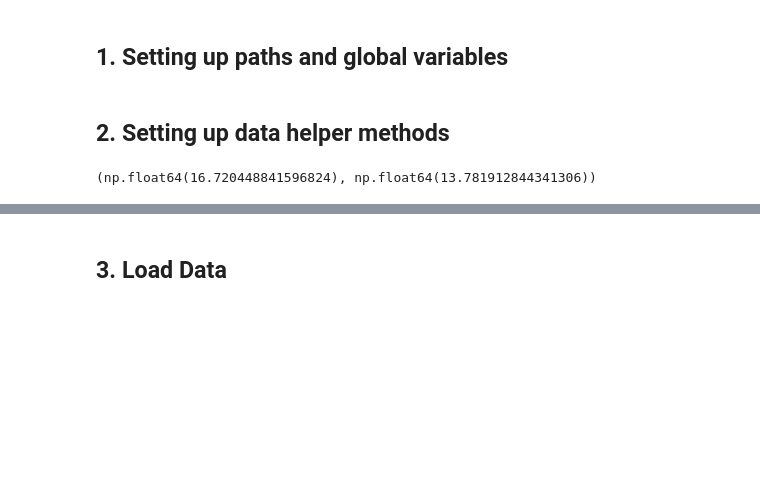
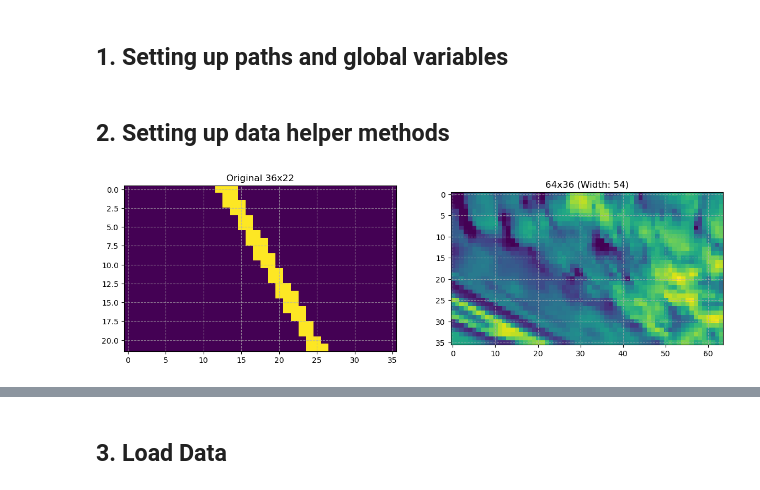
Before and after one commit to ahmedtarek-/neuropixel-predictor, a Jupyter notebook: notebooks/simplified_notebook.ipynb, the cells around one changed output, grey strips where cells are left out. Saved outputs shown, nothing was run; the diff lists cells and outputs as text; code cells hidden in the pictures; blank space fills up the shorter version.

```diff
--- a/notebooks/simplified_notebook.ipynb
+++ b/notebooks/simplified_notebook.ipynb
@@ -35,67 +34,64 @@ IMAGE_HEIGHT = HEIGHT = 22
 # %% [markdown]
 ## 2. Setting up data helper methods
 # %%
-# ## Data Exploration Cell
-# # foldername = '/Users/tarek/Documents/UNI/Lab Rotations/Kremkow/Data/Stimuli-Responses-36-22'
+## Data Exploration Cell
+# foldername = '/Users/tarek/Documents/UNI/Lab Rotations/Kremkow/Data/Stimuli-Responses-36-22'
 
-# # sn = np.load(os.path.join(foldername, "2022-12-20_15-08_2_stimulus_sn_dark.npy"))
-# # mb = np.load(os.path.join(foldername, "2022-12-20_15-08_4_stimulus_moving_bar.npy"))
-# # sn.shape, mb.shape
+# sn = np.load(os.path.join(foldername, "2022-12-20_15-08_2_stimulus_sn_dark.npy"))
+# mb = np.load(os.path.join(foldername, "2022-12-20_15-08_4_stimulus_moving_bar.npy"))
+# sn.shape, mb.shape
 
-# # j_machine = np.load("/Users/tarek/Documents/UNI/Lab Rotations/Kremkow/Data/Stimuli/Psychopy-2560x1440-J-machine/sdquick_36.npy")
+# j_machine = np.load("/Users/tarek/Documents/UNI/Lab Rotations/Kremkow/Data/Stimuli/Psychopy-2560x1440-J-machine/sdquick_36.npy")
 
-# # Sparse Noise Dark
-# # original = np.load("/Users/tarek/Documents/UNI/Lab Rotations/Kremkow/Data/Stimuli/Psychopy-36x22/sparse_noise_dark_36_22.npy")
-# # trial = np.load("/Users/tarek/Documents/UNI/Lab Rotations/Kremkow/Data/Stimuli/Psychopy-64x36-test-ii/sparse_noise_dark_64_36.npy")
+# Sparse Noise Dark
+original = np.load("/Users/tarek/Documents/UNI/Lab Rotations/Kremkow/Data/Stimuli/Psychopy-36x22/sparse_noise_dark_36_22.npy")
+trial = np.load("/Users/tarek/Documents/UNI/Lab Rotations/Kremkow/Data/Stimuli/Psychopy-64x36/sparse_noise_dark_64_36.npy")
 
-# # Moving Bar
-# original = np.load("/Users/tarek/Documents/UNI/Lab Rotations/Kremkow/Data/Stimuli/Psychopy-36x22/moving_bar_30.0.npy")
+# Moving Grating
+# mg_sq_32 = np.load("/Users/tarek/Documents/UNI/Lab Rotations/Kremkow/Data/Stimuli/Psychopy-36x22/moving_grating_square_30.0.npy")
+# mg_sq_64 = np.load("/Users/tarek/Documents/UNI/Lab Rotations/Kremkow/Data/Stimuli/Psychopy-64x36/moving_grating_square_30.0.npy")
+
+# CSD
+# csd_64 = np.load("/Users/tarek/Documents/UNI/Lab Rotations/Kremkow/Data/Stimuli/Psychopy-64x36/csd_64_36.npy")
+
+# Moving Bar
+original = np.load("/Users/tarek/Documents/UNI/Lab Rotations/Kremkow/Data/Stimuli/Psychopy-36x22/moving_bar_30.0.npy")
 # trial = np.load("/Users/tarek/Documents/UNI/Lab Rotations/Kremkow/Data/Stimuli/Psychopy-64x36-test-ii/moving_bar_30.0.npy")
 
-# temp = np.load("/Users/tarek/Documents/UNI/Lab Rotations/Kremkow/Data/Stimuli-Responses-36-22/2023-04-13_12-35_2_stimulus_sn_dark.npy")
-# temp_2 = np.load("/Users/tarek/Documents/UNI/Lab Rotations/Kremkow/Data/Stimuli-Responses/2023-03-15_11-05_2_stimulus_sn_dark.npy")
+# Natural Movie
+orig_nat_movie = np.load("/Users/tarek/Documents/UNI/Lab Rotations/Kremkow/Data/Stimuli/Psychopy-64x36/natural_movie_64_36.npy")
+nat_movie = np.load("/Users/tarek/Documents/UNI/Lab Rotations/Kremkow/Data/Stimuli-Responses-64-36/2023-04-14_11-48_6_stimulus_nat_mov.npy")
 
 # print(temp_2.shape)
 # print("----")
 
 # print(original.shape)
 # print(trial.shape)
 
-# indx = 0 # 100
+indx = 100
 
-# fig, axis = plt.subplots(1, 2, figsize=(14, 5))
+fig, axis = plt.subplots(1, 2, figsize=(14, 5))
 
-# axis[0].imshow(original[indx])
-# axis[0].set_title('Original 36x22')
-# axis[0].grid(True, linestyle='--', alpha=0.7)
+axis[0].imshow(original[indx])
+axis[0].set_title('Original 36x22')
+axis[0].grid(True, linestyle='--', alpha=0.7)
 
-# axis[1].imshow(trial[indx])
-# axis[1].set_title('64x36 (Width: 54)')
-# axis[1].grid(True, linestyle='--', alpha=0.7)
+axis[1].imshow(nat_movie[indx])
+axis[1].set_title('64x36 (Width: 54)')
+axis[1].grid(True, linestyle='--', alpha=0.7)
 
 
-# # for ax in axis:
-# #     w, h = 36, 22
+# for ax in axis:
+#     w, h = 36, 22
 
-# #     ax.set_xticks(np.arange(-0.5, w, 2), minor=True)
-# #     ax.set_yticks(np.arange(-0.5, h, 2), minor=True)
+#     ax.set_xticks(np.arange(-0.5, w, 2), minor=True)
+#     ax.set_yticks(np.arange(-0.5, h, 2), minor=True)
 
-# #     ax.grid(which='minor', color='w', linestyle='-', linewidth=0.5)
+#     ax.grid(which='minor', color='w', linestyle='-', linewidth=0.5)
 
-# plt.show()
-# trial[0].any()
-# x = np.array([[0,0], [0,0], [0,1],[1,1], [0,0], [2,0]])
-# indices = np.count_nonzero(x, axis=1) != 0
-# x[indices], indices.sum()
-# # plt.imshow(mb[12])
+plt.show()
+# %% [output]
+[figure, added]
-# %%
-#### Responses Exploration Cell ####
-sd_resp = np.load("/Users/tarek/Documents/UNI/Lab Rotations/Kremkow/Data/Training-SN-Dark-36-22/training_responses_2023-03-15_11-05.npy")
-sd_mb_resp = np.load("/Users/tarek/Documents/UNI/Lab Rotations/Kremkow/Data/Training/SND-MB-36-22/training_responses_2023-03-15_11-05.npy")
-
-sd_resp[sd_resp != 0].mean(), sd_mb_resp[sd_mb_resp != 0].mean()
-# %% [output]
-(np.float64(16.720448841596824), np.float64(13.781912844341306))
 # %%
 from torch.utils.data import Dataset
 from torch.utils.data import DataLoader
```
Also changed, not shown: parts of 15 cells of this notebook, 8 other files.
